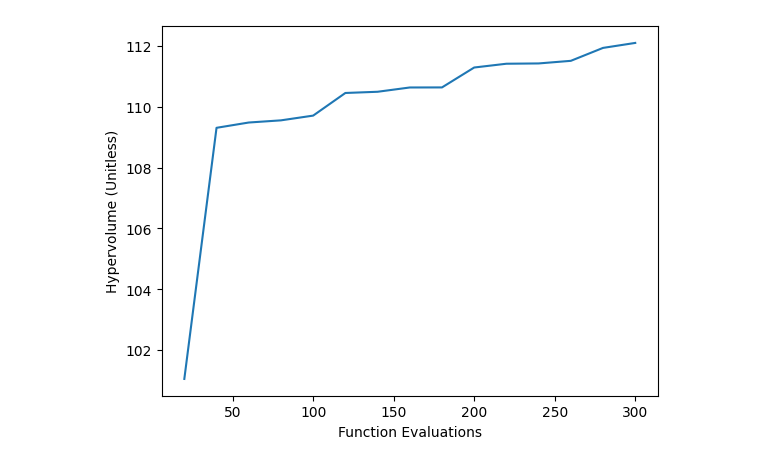
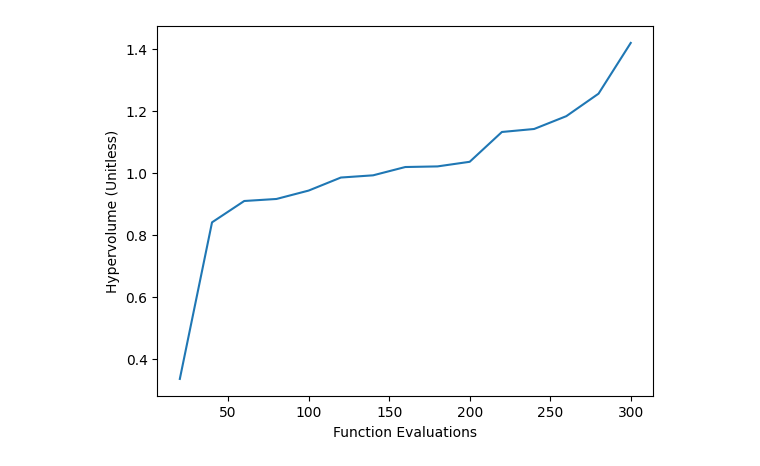
Before and after one commit to electronsandstuff/ParetoBench, a Jupyter notebook: example_notebooks/plotting_metrics.ipynb, the cells around one changed output. Saved outputs shown, nothing was run; the diff lists cells and outputs as text; code cells hidden in the pictures.

```diff
--- a/example_notebooks/plotting_metrics.ipynb
+++ b/example_notebooks/plotting_metrics.ipynb
@@ -7,4 +21,5 @@ exp = pb.Experiment.load("data/NSGAII.h5")
 # %%
-plot_metric_history(exp.runs[0], Hypervolume(ref_point=[12, 12]))
+# Plot hypervolume vs function evaluations
+plot_metric_history(exp.runs[0], Hypervolume(ref_point=[3, 3]))
 # %% [output]
-[figure, old version]
+[figure, new version]
```
Also changed, not shown: parts of 5 cells of this notebook, 1 other file.
